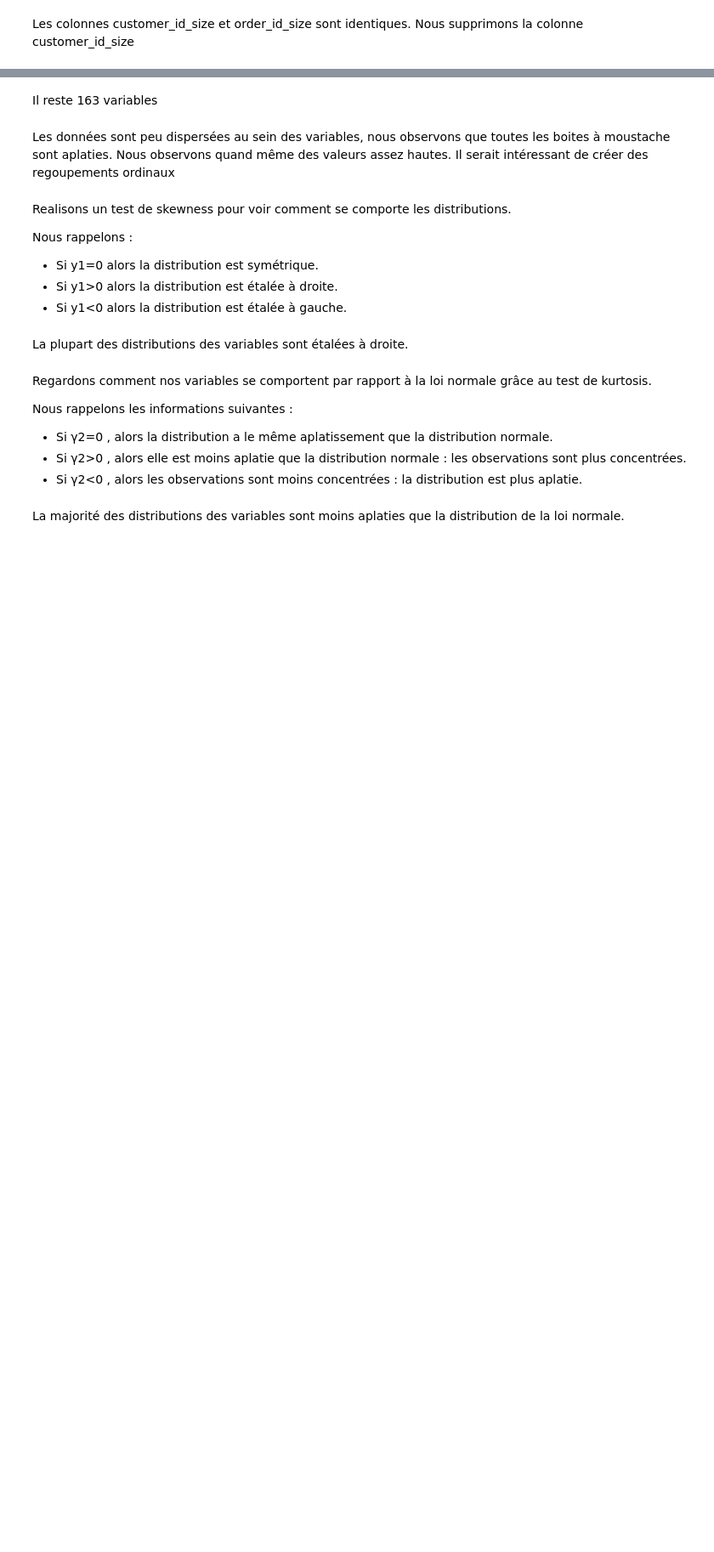
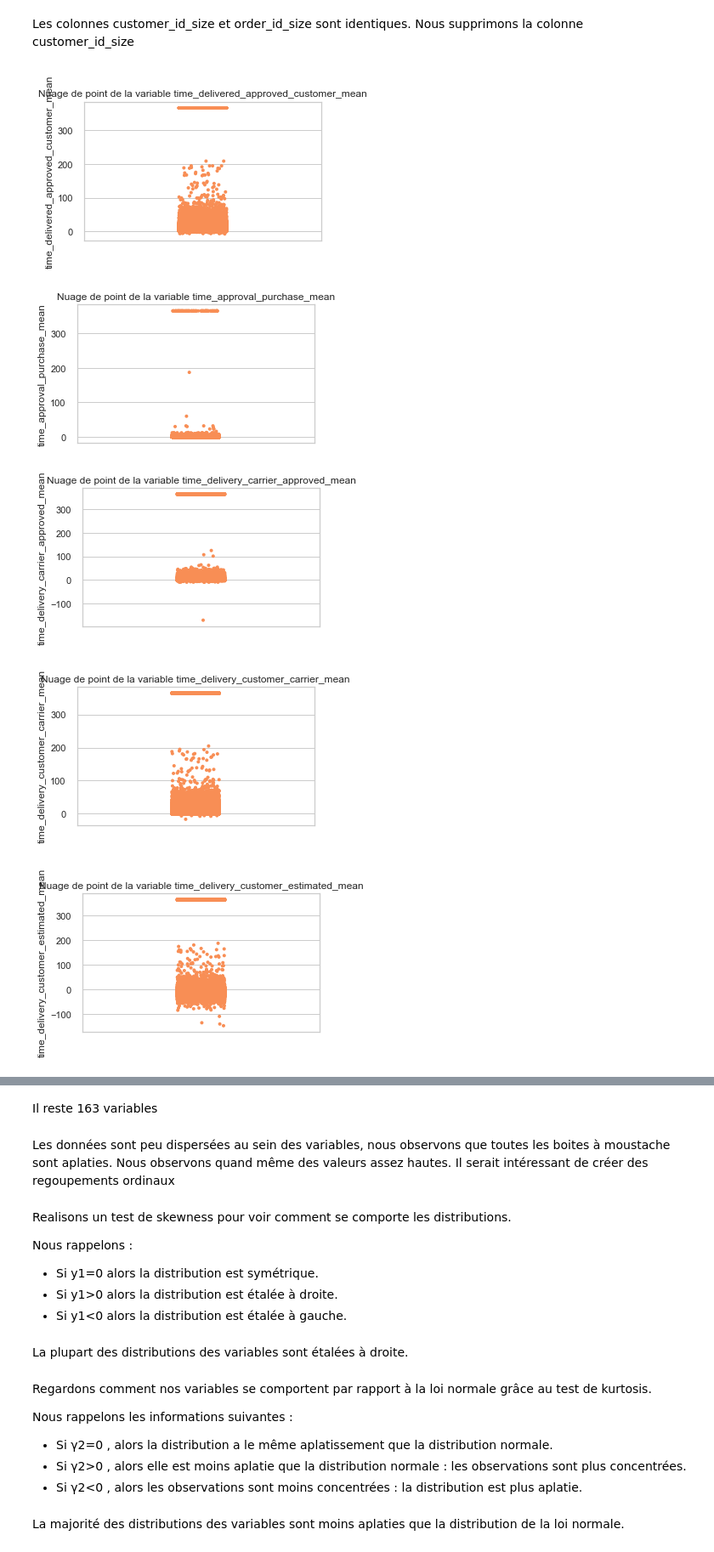
Before and after one commit to AurelieAAN/OP_Project5, a Jupyter notebook: ScriptSegClients_Analyse.ipynb, the cells around one changed output, grey strips where cells are left out. Shown at 85% size. Drawn from its saved outputs; the diff is of its cells as text; code cells hidden in the pictures; blank space fills up the shorter version.

```diff
--- a/ScriptSegClients_Analyse.ipynb
+++ b/ScriptSegClients_Analyse.ipynb
@@ -835,3 +846,13 @@ df.describe()
 Les colonnes customer_id_size et order_id_size sont identiques. Nous supprimons la colonne customer_id_size
 # %%
 del df["customer_id_size"]
+# %%
+gc.collect()
+for col in df.select_dtypes(include=['float64']).columns:
+    pk.graph_stripplot(df,col, "Nuage de point de la variable "+col,(5,3),"#f88e55")
+# %% [output]
+[figure, added]
+[figure, added]
+[figure, added]
+[figure, added]
+[figure, added]
```
Also changed, not shown: parts of 5 cells of this notebook.
